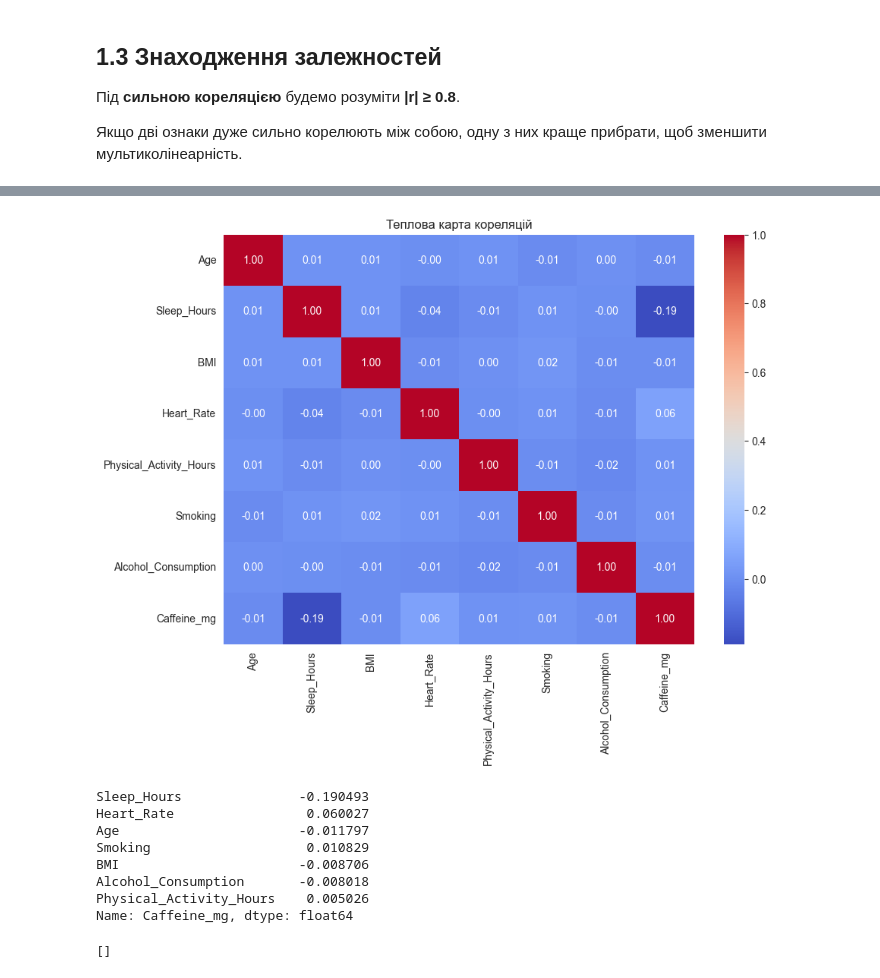
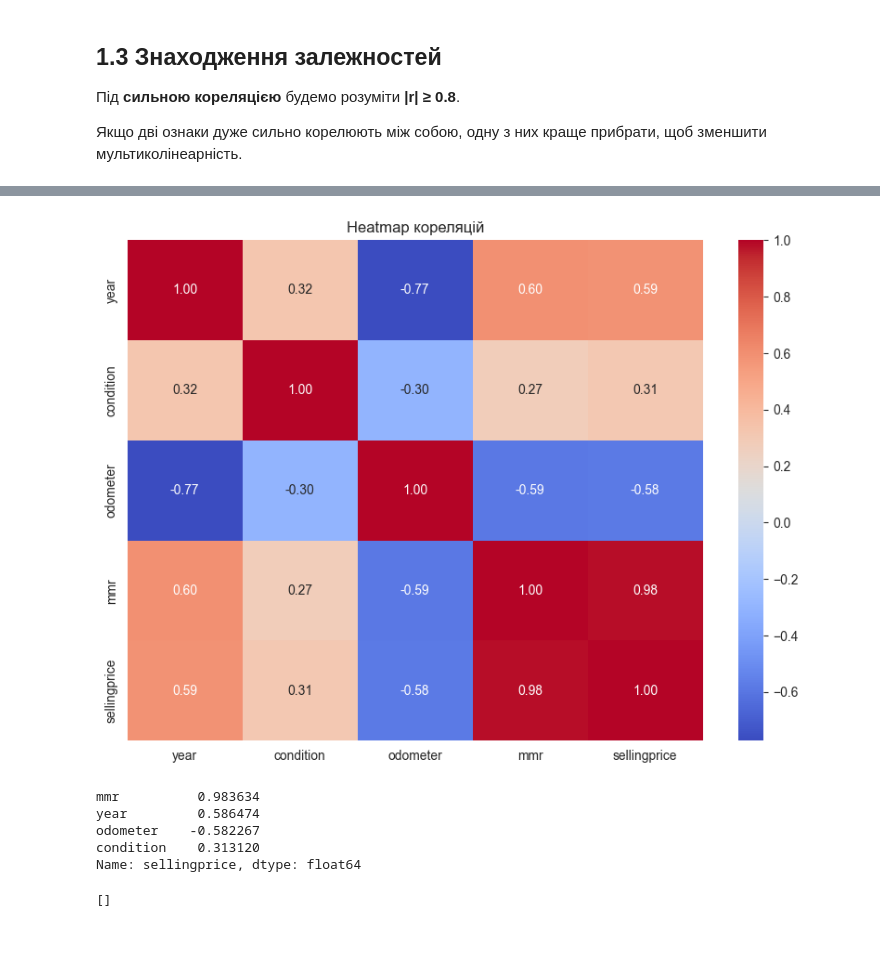
Before and after one commit to OnishchenkoDaria/data-processing-labs, a Jupyter notebook: lab_3/sample.ipynb, the cells around one changed output, grey strips where cells are left out. Saved outputs shown, nothing was run; the diff lists cells and outputs as text; code cells hidden in the pictures; blank space fills up the shorter version.

Commit message:
feat: modified the data frame preprocessing - null search & replace, types check, target and feature columns selection, new heatmap

```diff
--- a/lab_3/sample.ipynb
+++ b/lab_3/sample.ipynb
@@ -128,11 +93,9 @@ df_preview[["Smoking", "Alcohol_Consumption"]].head()
 # %%
 # відслідковуємо аномалії/екстримальні значення
 df = df[
-    (df["Age"].between(12, 130)) &
-    (df["Heart_Rate"].between(40, 180)) &
-    (df["Sleep_Hours"] < 24) &
-    (df["BMI"].between(12, 60)) &
-    (df["Caffeine_mg"] < 1200)
+    (df["year"] <= 2026) &
+    (df["odometer"] >= 0) &
+    (df["mmr"] > 0)
 ].copy()
 # %% [markdown]
 ### Вибір ознак і цільової змінної
@@ -153,15 +114,12 @@ df = df[
 # %%
 # формуємо набір числових колонок для аналізу
 feature_cols = [
-    "Age",
-    "Sleep_Hours",
-    "BMI",
-    "Heart_Rate",
-    "Physical_Activity_Hours",
-    "Smoking",
-    "Alcohol_Consumption"
+    "year",
+    "condition",
+    "odometer",
+    "mmr",
 ]
-target_col = "Caffeine_mg"
+target_col = "sellingprice"
 
 analysis_df = df[feature_cols + [target_col]].copy()
 analysis_df.head()
@@ -195,24 +150,21 @@ corr
 # %%
 plt.figure(figsize=(10, 7))
 sns.heatmap(corr, annot=True, cmap="coolwarm", fmt=".2f")
-plt.title("Теплова карта кореляцій")
+plt.title("Heatmap кореляцій")
 plt.show()
 # %% [output]
-[figure, old version]
+[figure, new version]
 # %%
-# ознаки упорядковані за силою зв'язку з цільовою змінною (`Caffeine_mg`)
+# ознаки упорядковані за силою зв'язку з цільовою змінною (`sellingprice`)
 # `Виведіть ознаки у порядку сили зв’язку із цільовою змінною.`
 target_corr = corr[target_col].drop(target_col).sort_values(key=lambda s: s.abs(), ascending=False)
 target_corr
 # %% [output]
-Sleep_Hours               -0.190493
-Heart_Rate                 0.060027
-Age                       -0.011797
-Smoking                    0.010829
-BMI                       -0.008706
-Alcohol_Consumption       -0.008018
-Physical_Activity_Hours    0.005026
-Name: Caffeine_mg, dtype: float64
+mmr          0.983634
+year         0.586474
+odometer    -0.582267
+condition    0.313120
+Name: sellingprice, dtype: float64
 # %%
 # пошук сильно корельованих пар ознак (між самими ознаками)
 strong_threshold = 0.8
```
Also changed, not shown: parts of 12 cells of this notebook.
